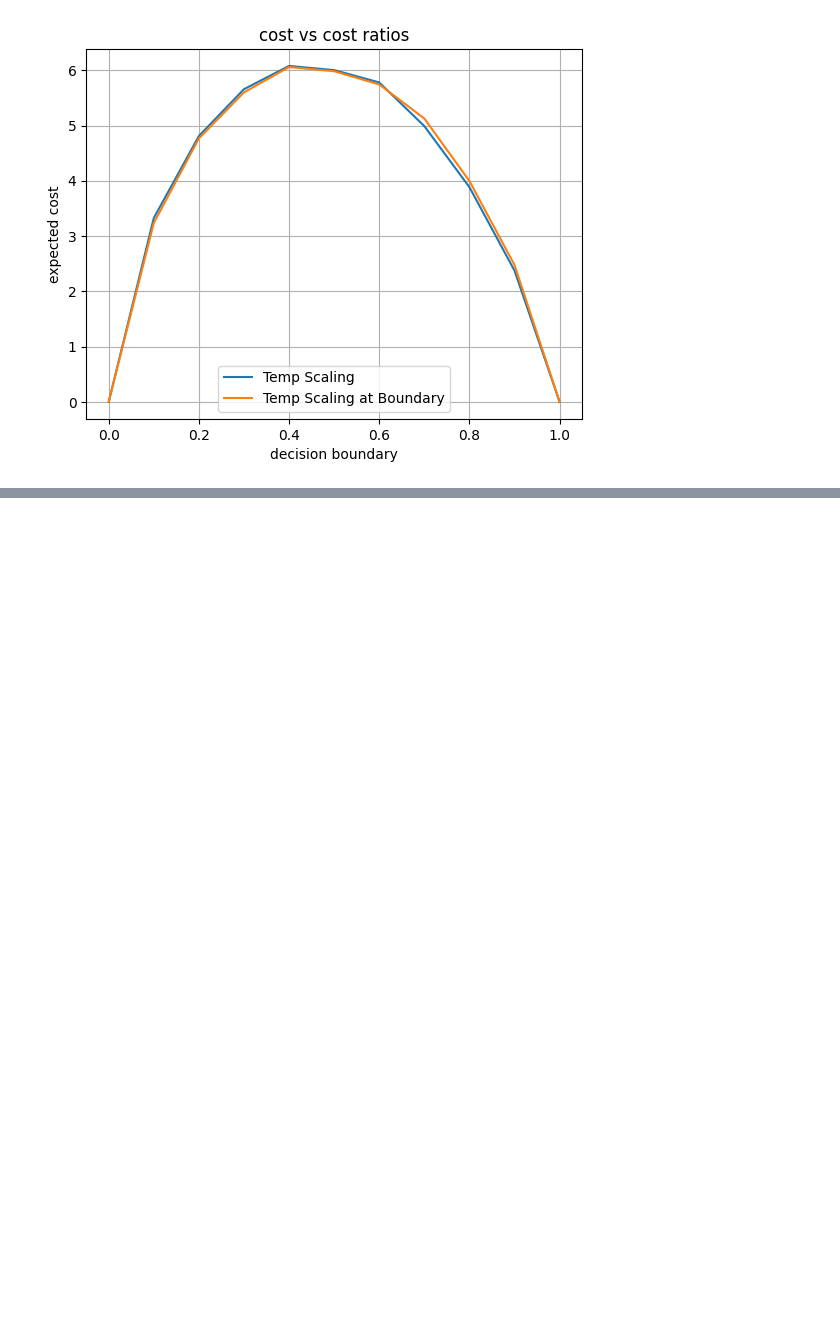
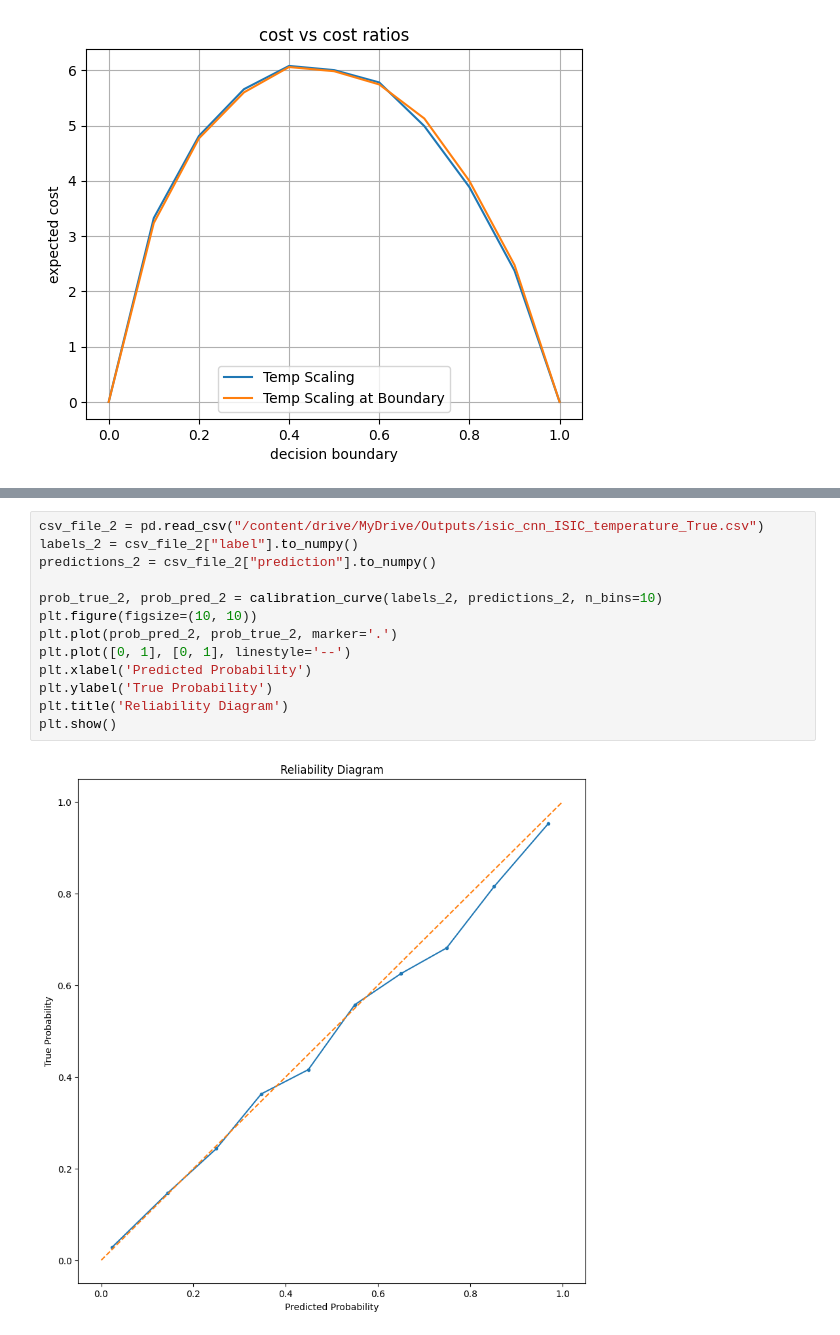
Before and after one commit to ash8m/cost-analysis, a Jupyter notebook: cost_analysis_calibration_where_it_matters.ipynb, the cells around one changed output, grey strips where cells are left out. Drawn from its saved outputs; the diff is of its cells as text; blank space fills up the shorter version.

```diff
--- a/cost_analysis_calibration_where_it_matters.ipynb
+++ b/cost_analysis_calibration_where_it_matters.ipynb
@@ -129,0 +209,15 @@ plt.show()
+# %%
+csv_file_2 = pd.read_csv("/content/drive/MyDrive/Outputs/isic_cnn_ISIC_temperature_True.csv")
+labels_2 = csv_file_2["label"].to_numpy()
+predictions_2 = csv_file_2["prediction"].to_numpy()
+
+prob_true_2, prob_pred_2 = calibration_curve(labels_2, predictions_2, n_bins=10)
+plt.figure(figsize=(10, 10))
+plt.plot(prob_pred_2, prob_true_2, marker='.')
+plt.plot([0, 1], [0, 1], linestyle='--')
+plt.xlabel('Predicted Probability')
+plt.ylabel('True Probability')
+plt.title('Reliability Diagram')
+plt.show()
+# %% [output]
+[figure, added]
```
Also changed, not shown: parts of 9 cells of this notebook.
